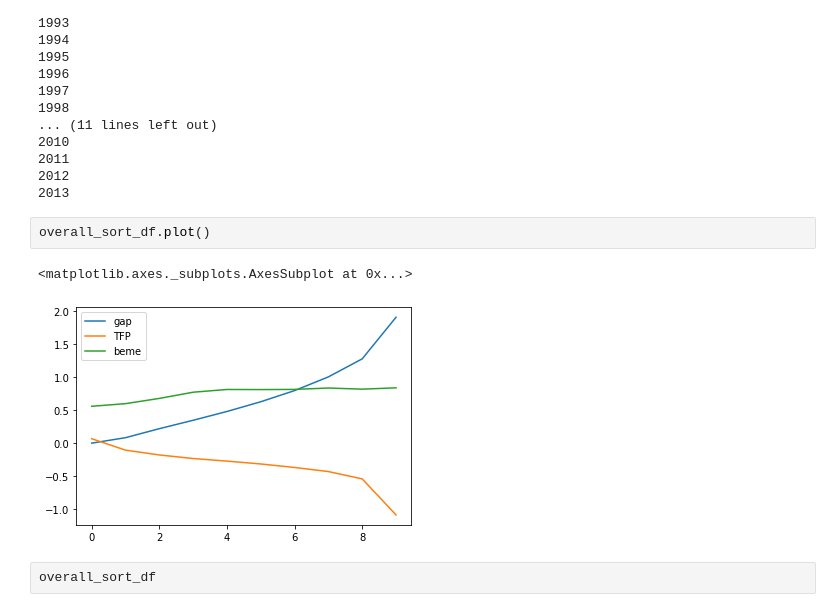
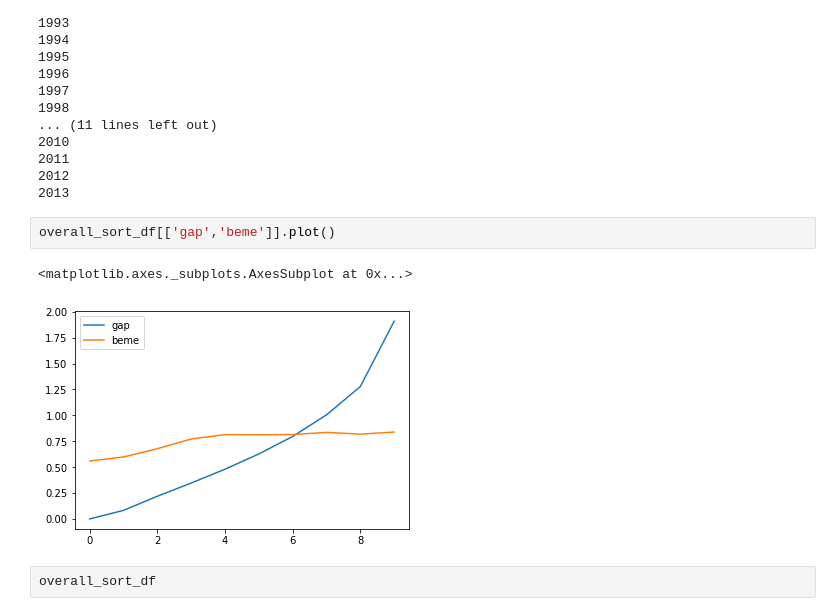
Before and after one commit to pakshingho/ProductivityReturns, a Jupyter notebook: codes/TFP EDA.ipynb, the cells around one changed output. Drawn from its saved outputs; the diff is of its cells as text.

Commit message:
plot book to market against TFP gap

```diff
--- a/codes/TFP EDA.ipynb
+++ b/codes/TFP EDA.ipynb
@@ -566,10 +566,10 @@ overall_sort_df=overall_sort_df/len(set(df.fyear))
 2012
 2013
 # %%
-overall_sort_df.plot()
+overall_sort_df[['gap','beme']].plot()
 # %% [output]
 <matplotlib.axes._subplots.AxesSubplot at 0x...>
-[figure, old version]
+[figure, new version]
 # %%
 overall_sort_df
 # %% [output]
```
Also changed, not shown: parts of 2 cells of this notebook.
